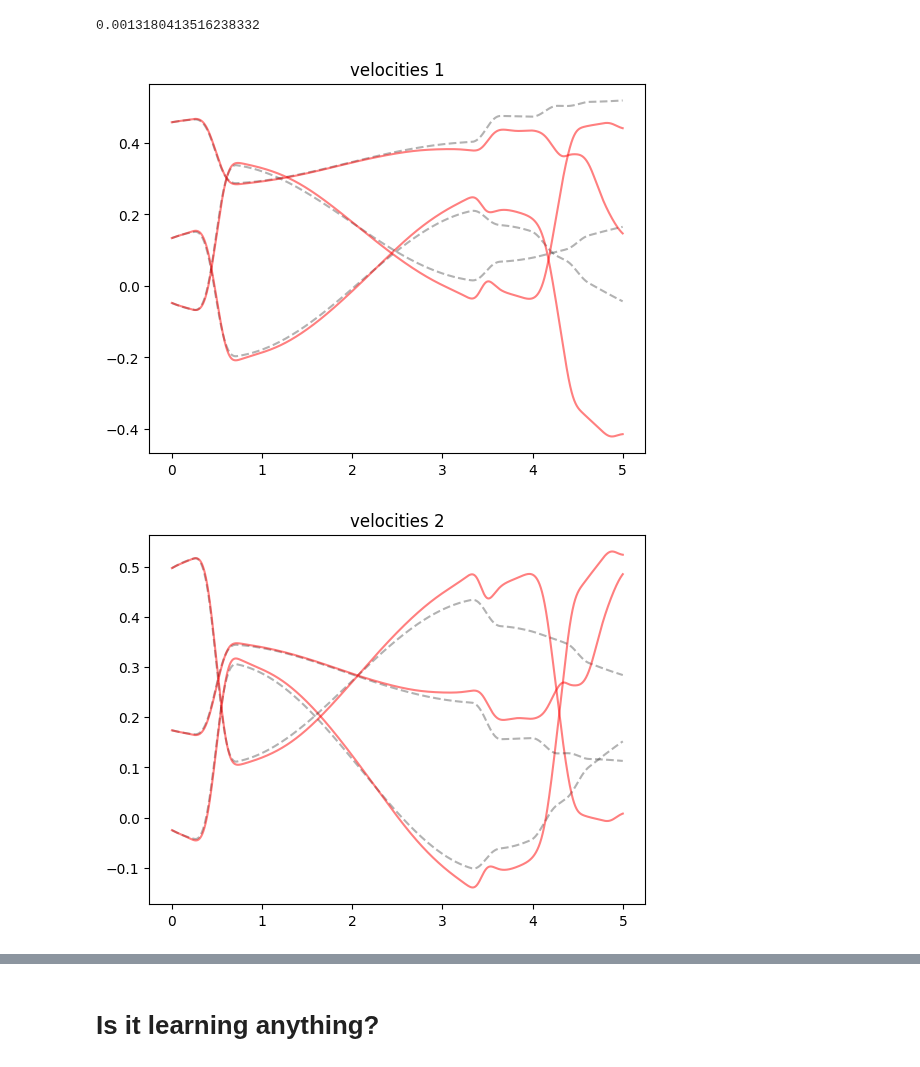
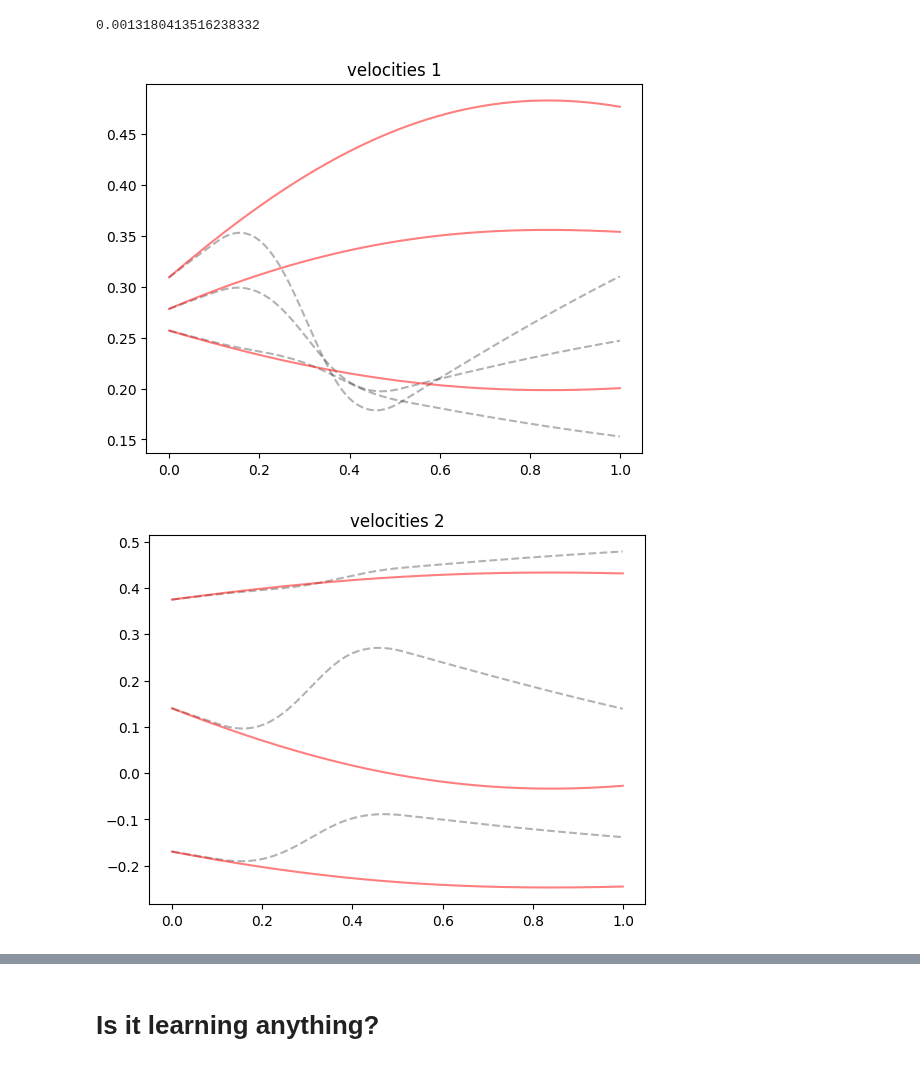
Before and after one commit to jakublala/coarsegrained-md-neural-ode, a Jupyter notebook: utils.ipynb, the cells around one changed output, grey strips where cells are left out. Saved outputs shown, nothing was run; the diff lists cells and outputs as text; code cells hidden in the pictures.

```diff
--- a/utils.ipynb
+++ b/utils.ipynb
@@ -386,10 +394,10 @@ config = dict(
     num_workers=0,
     learning_rate=10**(-2.677258979840062),
     nn_depth=2,
-    nn_width=1000,
+    nn_width=100,
     activation_function=None,
     eval_batch_length=1000,
-    load_folder='results/archive/2022-07-27/05-50-30/',
+    load_folder='results/2022-07-28/12-12-15/14/',
     dtype=torch.float32,
     itr_printing_freq=1,
     printing_freq=1,
@@ -433,11 +433,13 @@ trainer.plot_traj(0, 'results/depth-2-width-1000-lr-0.02-loss-all/47000')
 from diffmd.solvers import odeint_adjoint
 import matplotlib.pyplot as plt
 with torch.no_grad():
-    traj_length = 5000
+    traj_length = 1000
     nbatches = 1
-    batch_t, batch_y0, batch_y, trainer.func.k, trainer.func.inertia, trainer.batch_filepath = trainer.dataset.get_batch(nbatches, traj_length)
+    batch_t, batch_y0, batch_y, trainer.func.k, trainer.func.inertia, trainer.batch_filepath = trainer.training_dataset.get_batch(nbatches, traj_length)
 
-    pred_y = odeint_adjoint(trainer.func, batch_y0, batch_t, method='NVE')
+    options = dict(inertia=trainer.func.inertia)
+
+    pred_y = odeint_adjoint(trainer.func, batch_y0, batch_t, method='NVE', options=options)
 
     pred_y = torch.cat(pred_y, dim=-1).cpu().numpy()
     batch_y = torch.swapaxes(torch.cat(batch_y, dim=-1), 0, 1).cpu().numpy()
@@ -482,32 +484,32 @@ with torch.no_grad():
     plt.show()
 
     for i in ind_pos:
         plt.title('positions 2')
         plt.plot(batch_t, batch_y[:,:,1,i], 'k--', alpha=0.3, label=f'true {i}')
         plt.plot(batch_t, pred_y[:,:,1,i], 'r-', alpha=0.5, label=f'pred {i}')
     plt.show()
 
     # centre of mass separation
     batch_y_sep = np.linalg.norm(batch_y[:,:,1,6:9] - batch_y[:,:,0,6:9], axis=2)
     pred_y_sep = np.linalg.norm(pred_y[:,:,1,6:9] - pred_y[:,:,0,6:9], axis=2)
 
     plt.title('separation')
     plt.plot(batch_t, batch_y_sep, 'k--', alpha=0.3, label=f'true')
     plt.plot(batch_t, pred_y_sep, 'r-', alpha=0.5, label=f'pred')
     plt.show()
 
     # quaternions
     for i in ind_quat:
         plt.title('quaternions 1')
         plt.plot(batch_t, batch_y[:,:,0,i], 'k--', alpha=0.3, label=f'true {i}')
         plt.plot(batch_t, pred_y[:,:,0,i], 'r-', alpha=0.5, label=f'pred {i}')
     plt.show()
 
     for i in ind_quat:
         plt.title('quaternions 2')
         plt.plot(batch_t, batch_y[:,:,1,i], 'k--', alpha=0.3, label=f'true {i}')
         plt.plot(batch_t, pred_y[:,:,1,i], 'r-', alpha=0.5, label=f'pred {i}')
     plt.show()
 # %% [output]
-[figure, old version]
+[figure, new version]
-[figure, old version]
+[figure, new version]
```
Also changed, not shown: parts of 4 cells of this notebook, 3 other files.
